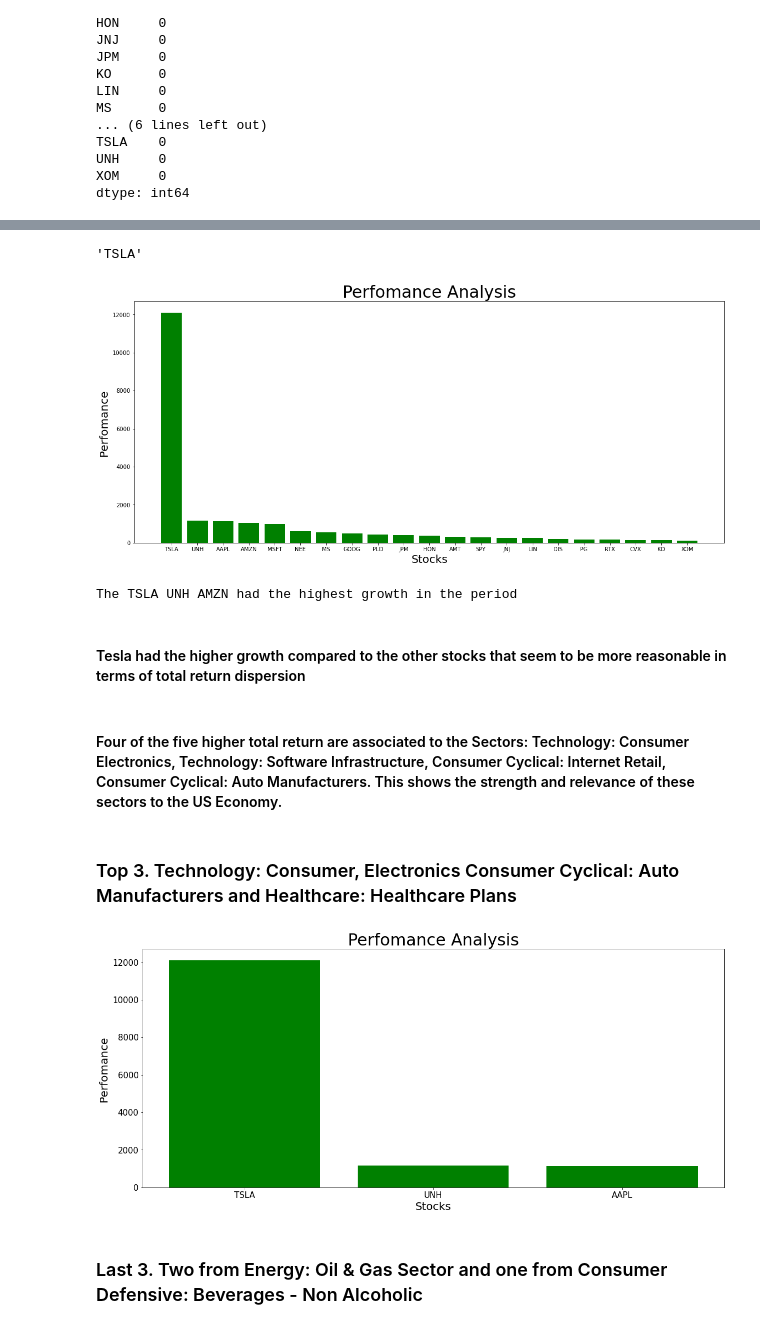
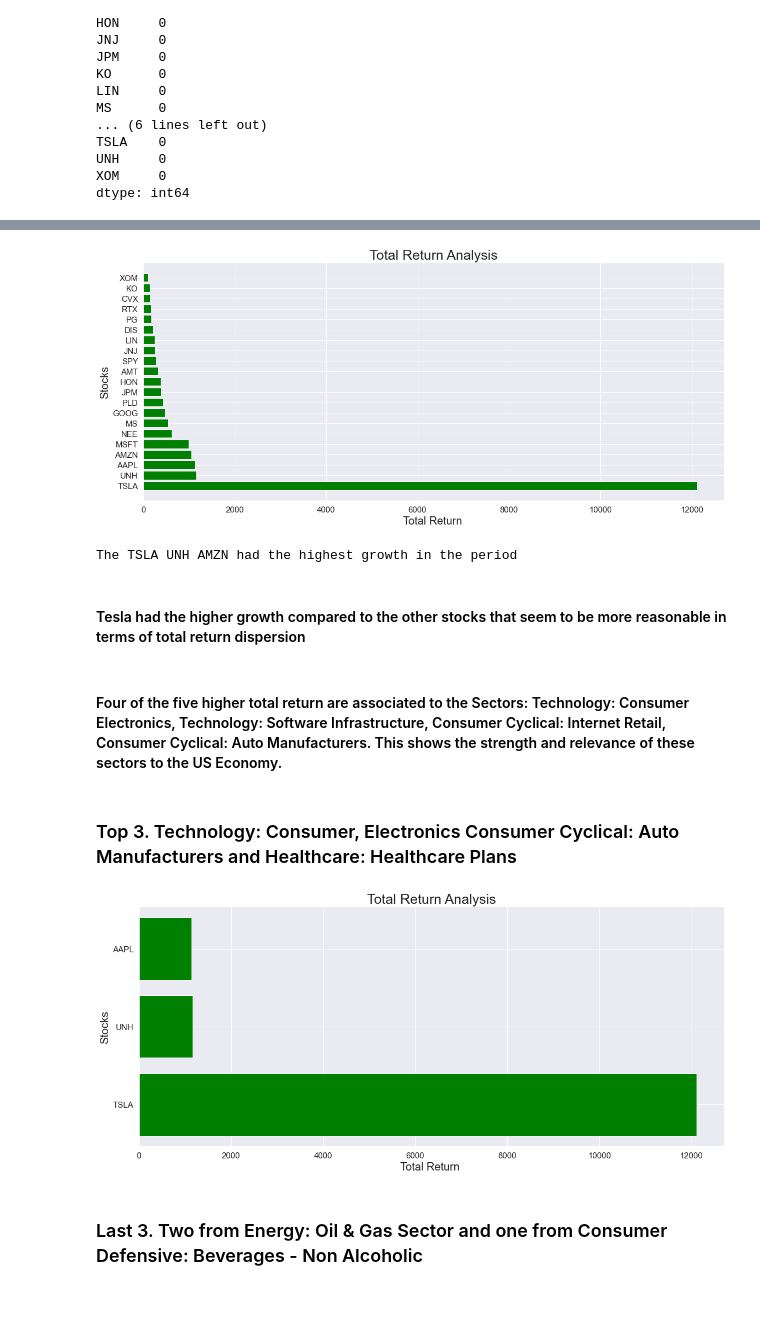
Before and after one commit to Dmenegassi/Investment-and-Trading-Capstone-Project---Build-a-Stock-Price-Indicator, a Jupyter notebook: Investment and Trading Capstone Project - Build a Stock Price Indicator.ipynb, the cells around one changed output, grey strips where cells are left out. Drawn from its saved outputs; the diff is of its cells as text; code cells hidden in the pictures; blank space fills up the shorter version.

```diff
--- a/Investment and Trading Capstone Project - Build a Stock Price Indicator.ipynb
+++ b/Investment and Trading Capstone Project - Build a Stock Price Indicator.ipynb
@@ -530,25 +637,50 @@ XOM        99.969561
 dtype: float64
-# %%
-total_return.index[0]
-# %% [output]
-'TSLA'
+# %%
+def series_analysis(series, statistic):
+
+    """
+    Obs:
+    The function returns a visualization of the describe aspects of a df like (count, mean, std, min, 25%, 50%, 75%, max)
+
+    Input:
+
+    df: daily return df
+    statistic: count, mean, std, min, 25%, 50%, 75%, max
+
+    Output:
+    bar chart
+
+    """
+
+    #statistics_d_return = d_return_df.describe().loc[statistic]
+    statistics_d_return = series.sort_values(ascending=False)
+    # Get x_axis and y_axis to visualize
+    x_axis = statistics_d_return.index
+    y_axis = statistics_d_return.values
+    # Perform Analysis
+    plt.figure(figsize=(19, 8))
+    plt.barh(x_axis, y_axis, color='green')
+    plt.title(f'{statistic} Analysis', fontsize='25')
+    plt.xlabel(f'{statistic} ',fontsize='20')
+    plt.ylabel('Stocks' ,fontsize='20')
+    plt.show()
 # %%
 # PLot Total Return
-series_analysis(total_return, 'Perfomance')
+series_analysis(total_return, 'Total Return')
 print(f'The {total_return.index[0]} {total_return.index[1]} {total_return.index[3]} had the highest growth in the period')
 # %% [output]
-[figure, old version]
+[figure, new version]
 The TSLA UNH AMZN had the highest growth in the period
-# %% [markdown]
-#### Tesla had the higher growth compared to the other stocks that seem to be more reasonable in terms of total return dispersion
-# %% [markdown]
-#### Four of the five higher total return are associated to the Sectors: Technology: Consumer Electronics, Technology: Software Infrastructure, Consumer Cyclical: Internet Retail, Consumer Cyclical: Auto Manufacturers. This shows the strength and relevance of these sectors to the US Economy.
+# %% [markdown]
+#### Tesla had the higher growth compared to the other stocks that seem to be more reasonable in terms of total return dispersion
+# %% [markdown]
+#### Four of the five higher total return are associated to the Sectors: Technology: Consumer Electronics, Technology: Software Infrastructure, Consumer Cyclical: Internet Retail, Consumer Cyclical: Auto Manufacturers. This shows the strength and relevance of these sectors to the US Economy.
 # %% [markdown]
 ### Top 3. Technology: Consumer, Electronics Consumer Cyclical: Auto Manufacturers and Healthcare: Healthcare Plans
 # %%
-series_analysis(total_return[:3], 'Perfomance')
+series_analysis(total_return[:3], 'Total Return')
 # %% [output]
-[figure, old version]
+[figure, new version]
 # %% [markdown]
 ### Last 3. Two from Energy: Oil & Gas Sector and one from Consumer Defensive: Beverages - Non Alcoholic
 # %%
```
Also changed, not shown: parts of 113 cells of this notebook.
